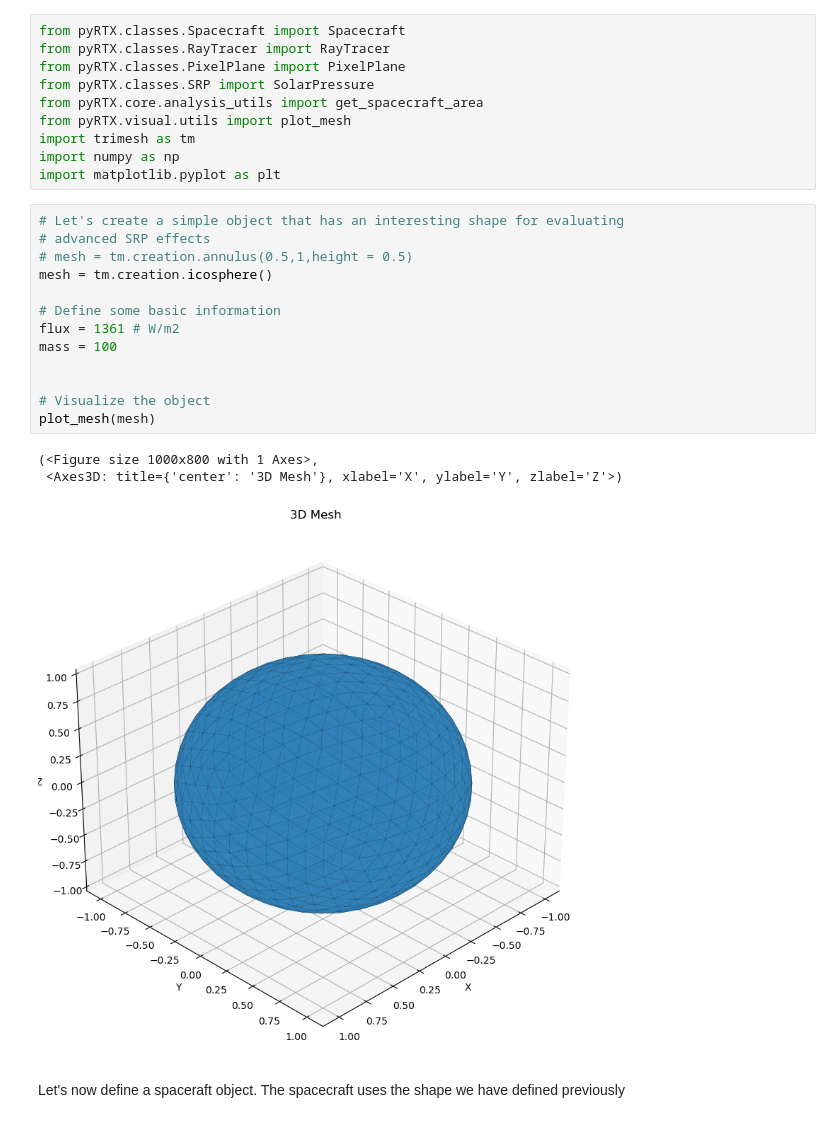
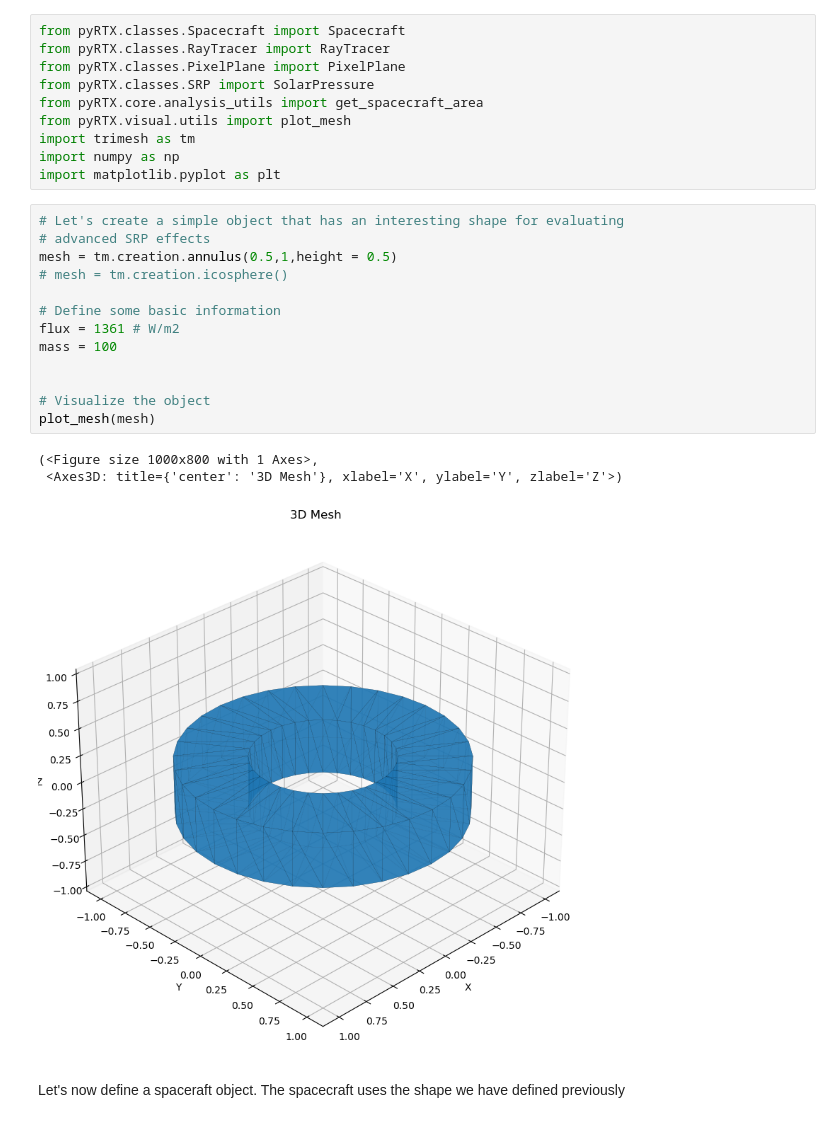
Before and after one commit to gaelccc/pyRTX, a Jupyter notebook: Notebooks/Notebook2.ipynb, the cells around one changed output. Saved outputs shown, nothing was run; the diff lists cells and outputs as text.

```diff
--- a/Notebooks/Notebook2.ipynb
+++ b/Notebooks/Notebook2.ipynb
@@ -18,20 +18,20 @@ import matplotlib.pyplot as plt
 # %%
 # Let's create a simple object that has an interesting shape for evaluating
 # advanced SRP effects
-# mesh = tm.creation.annulus(0.5,1,height = 0.5)
-mesh = tm.creation.icosphere()
+mesh = tm.creation.annulus(0.5,1,height = 0.5)
+# mesh = tm.creation.icosphere()
 
 # Define some basic information
 flux = 1361 # W/m2
 mass = 100
 
 
 # Visualize the object
 plot_mesh(mesh)
 # %% [output]
 (<Figure size 1000x800 with 1 Axes>,
  <Axes3D: title={'center': '3D Mesh'}, xlabel='X', ylabel='Y', zlabel='Z'>)
-[figure, old version]
+[figure, new version]
 # %% [markdown]
 Let's now define a spaceraft object.
 The spacecraft uses the shape we have defined previously
```
Also changed, not shown: parts of 6 cells of this notebook, 1 other file.
